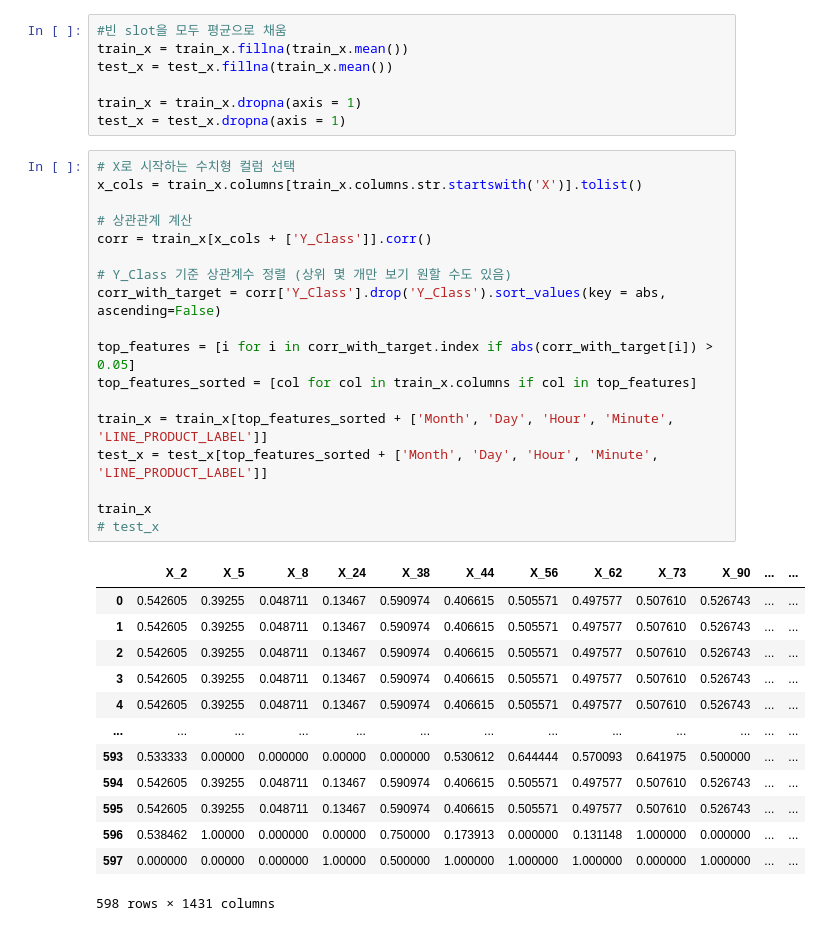
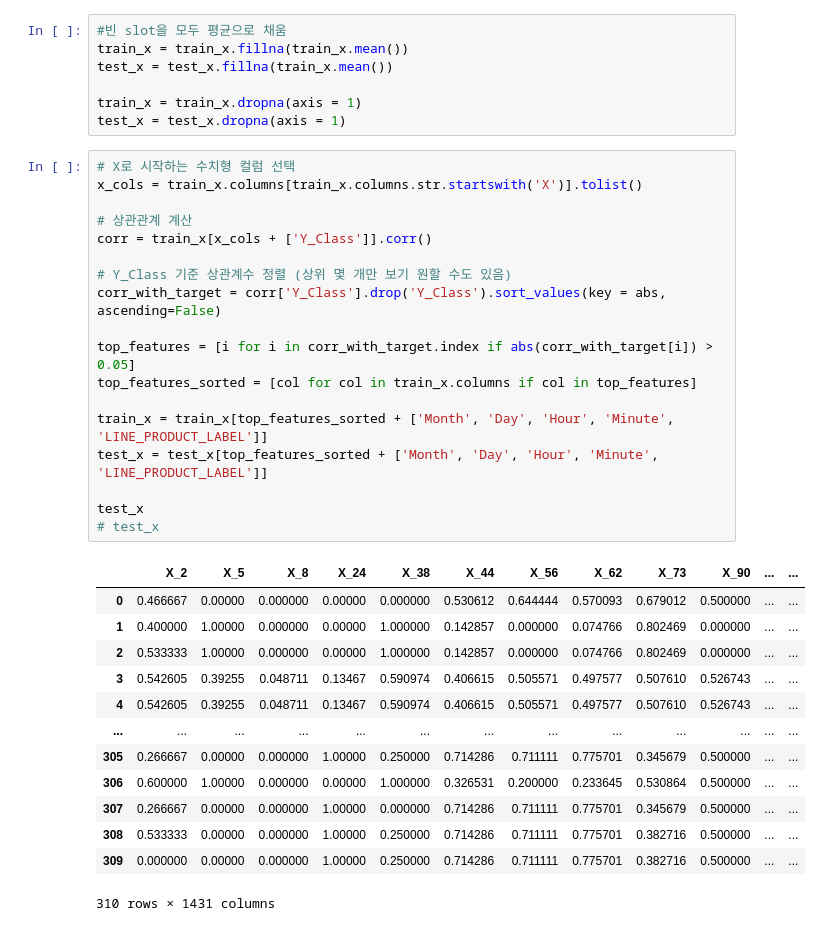
Before and after one commit to hyeok1/CUAI_Basic-Project, a Jupyter notebook: Basic Project/train.ipynb, the cells around one changed output. Saved outputs shown, nothing was run; the diff lists cells and outputs as text.

```diff
--- a/Basic Project/train.ipynb
+++ b/Basic Project/train.ipynb
@@ -99,34 +99,34 @@ test_x = test_x.dropna(axis = 1)
 # %%
 # X로 시작하는 수치형 컬럼 선택
 x_cols = train_x.columns[train_x.columns.str.startswith('X')].tolist()
 
 # 상관관계 계산
 corr = train_x[x_cols + ['Y_Class']].corr()
 
 # Y_Class 기준 상관계수 정렬 (상위 몇 개만 보기 원할 수도 있음)
 corr_with_target = corr['Y_Class'].drop('Y_Class').sort_values(key = abs, ascending=False)
 
 top_features = [i for i in corr_with_target.index if abs(corr_with_target[i]) > 0.05]
 top_features_sorted = [col for col in train_x.columns if col in top_features]
 
 train_x = train_x[top_features_sorted + ['Month', 'Day', 'Hour', 'Minute', 'LINE_PRODUCT_LABEL']]
 test_x = test_x[top_features_sorted + ['Month', 'Day', 'Hour', 'Minute', 'LINE_PRODUCT_LABEL']]
 
-train_x
+test_x
 # test_x
 # %% [output]
 |  | X_2 | X_5 | X_8 | X_24 | X_38 | X_44 | X_56 | X_62 | X_73 | X_90 | ... | ... |
-| 0 | 0.542605 | 0.39255 | 0.048711 | 0.13467 | 0.590974 | 0.406615 | 0.505571 | 0.497577 | 0.507610 | 0.526743 | ... | ... |
-| 1 | 0.542605 | 0.39255 | 0.048711 | 0.13467 | 0.590974 | 0.406615 | 0.505571 | 0.497577 | 0.507610 | 0.526743 | ... | ... |
-| 2 | 0.542605 | 0.39255 | 0.048711 | 0.13467 | 0.590974 | 0.406615 | 0.505571 | 0.497577 | 0.507610 | 0.526743 | ... | ... |
+| 0 | 0.466667 | 0.00000 | 0.000000 | 0.00000 | 0.000000 | 0.530612 | 0.644444 | 0.570093 | 0.679012 | 0.500000 | ... | ... |
+| 1 | 0.400000 | 1.00000 | 0.000000 | 0.00000 | 1.000000 | 0.142857 | 0.000000 | 0.074766 | 0.802469 | 0.000000 | ... | ... |
+| 2 | 0.533333 | 1.00000 | 0.000000 | 0.00000 | 1.000000 | 0.142857 | 0.000000 | 0.074766 | 0.802469 | 0.000000 | ... | ... |
 | 3 | 0.542605 | 0.39255 | 0.048711 | 0.13467 | 0.590974 | 0.406615 | 0.505571 | 0.497577 | 0.507610 | 0.526743 | ... | ... |
 | 4 | 0.542605 | 0.39255 | 0.048711 | 0.13467 | 0.590974 | 0.406615 | 0.505571 | 0.497577 | 0.507610 | 0.526743 | ... | ... |
 | ... | ... | ... | ... | ... | ... | ... | ... | ... | ... | ... | ... | ... |
-| 593 | 0.533333 | 0.00000 | 0.000000 | 0.00000 | 0.000000 | 0.530612 | 0.644444 | 0.570093 | 0.641975 | 0.500000 | ... | ... |
-| 594 | 0.542605 | 0.39255 | 0.048711 | 0.13467 | 0.590974 | 0.406615 | 0.505571 | 0.497577 | 0.507610 | 0.526743 | ... | ... |
-| 595 | 0.542605 | 0.39255 | 0.048711 | 0.13467 | 0.590974 | 0.406615 | 0.505571 | 0.497577 | 0.507610 | 0.526743 | ... | ... |
-| 596 | 0.538462 | 1.00000 | 0.000000 | 0.00000 | 0.750000 | 0.173913 | 0.000000 | 0.131148 | 1.000000 | 0.000000 | ... | ... |
-| 597 | 0.000000 | 0.00000 | 0.000000 | 1.00000 | 0.500000 | 1.000000 | 1.000000 | 1.000000 | 0.000000 | 1.000000 | ... | ... |
+| 305 | 0.266667 | 0.00000 | 0.000000 | 1.00000 | 0.250000 | 0.714286 | 0.711111 | 0.775701 | 0.345679 | 0.500000 | ... | ... |
+| 306 | 0.600000 | 1.00000 | 0.000000 | 0.00000 | 1.000000 | 0.326531 | 0.200000 | 0.233645 | 0.530864 | 0.500000 | ... | ... |
+| 307 | 0.266667 | 0.00000 | 0.000000 | 1.00000 | 0.000000 | 0.714286 | 0.711111 | 0.775701 | 0.345679 | 0.500000 | ... | ... |
+| 308 | 0.533333 | 0.00000 | 0.000000 | 1.00000 | 0.250000 | 0.714286 | 0.711111 | 0.775701 | 0.382716 | 0.500000 | ... | ... |
+| 309 | 0.000000 | 0.00000 | 0.000000 | 1.00000 | 0.250000 | 0.714286 | 0.711111 | 0.775701 | 0.382716 | 0.500000 | ... | ... |
-598 rows × 1431 columns
+310 rows × 1431 columns
 # %%
 from lightgbm import LGBMClassifier
```
Also changed, not shown: parts of 1 cell of this notebook, 2 other files.
